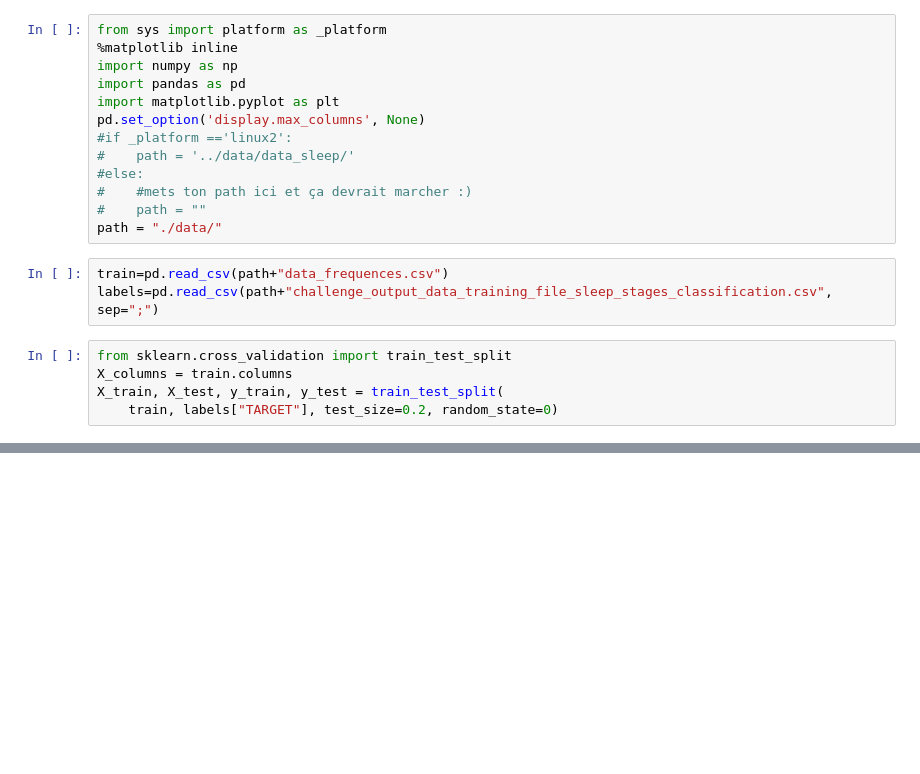
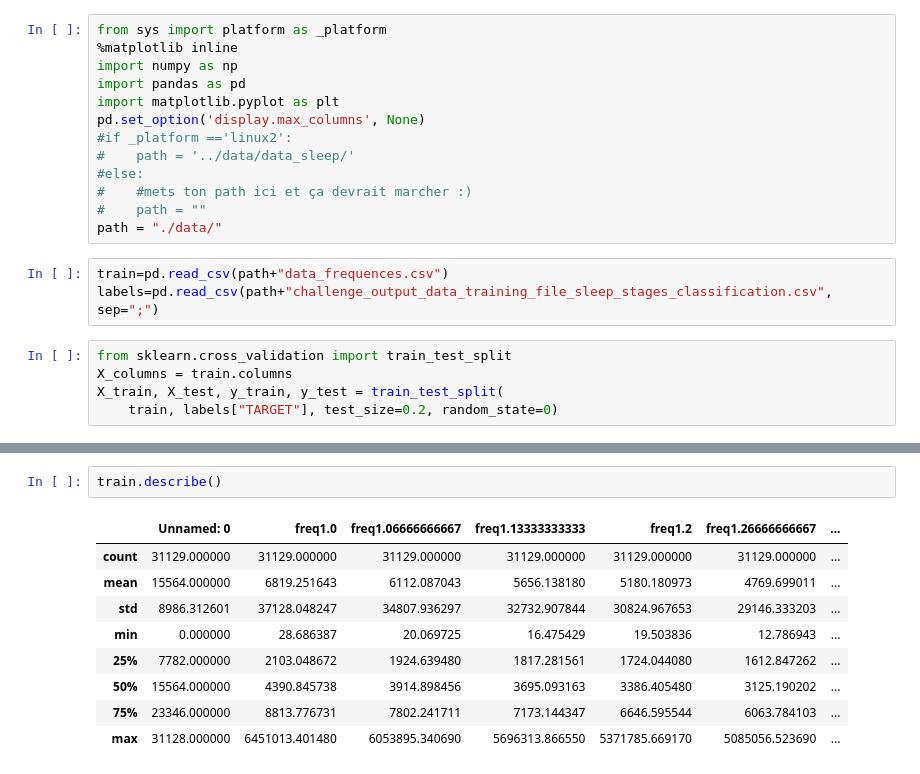
Before and after one commit to sofcalca/sleep, a Jupyter notebook: classifiers.ipynb, the cells around one changed output, grey strips where cells are left out. Cells and saved outputs as stored; diff of their text form; blank space fills up the shorter version.

```diff
--- a/classifiers.ipynb
+++ b/classifiers.ipynb
@@ -103,0 +139,12 @@ plt.xticks(x + 0.5, feature_names, rotation=90, fontsize=15);
+# %%
+train.describe()
+# %% [output]
+|  | Unnamed: 0 | freq1.0 | freq1.06666666667 | freq1.13333333333 | freq1.2 | freq1.26666666667 | ... |
+| count | 31129.000000 | 31129.000000 | 31129.000000 | 31129.000000 | 31129.000000 | 31129.000000 | ... |
+| mean | 15564.000000 | 6819.251643 | 6112.087043 | 5656.138180 | 5180.180973 | 4769.699011 | ... |
+| std | 8986.312601 | 37128.048247 | 34807.936297 | 32732.907844 | 30824.967653 | 29146.333203 | ... |
+| min | 0.000000 | 28.686387 | 20.069725 | 16.475429 | 19.503836 | 12.786943 | ... |
+| 25% | 7782.000000 | 2103.048672 | 1924.639480 | 1817.281561 | 1724.044080 | 1612.847262 | ... |
+| 50% | 15564.000000 | 4390.845738 | 3914.898456 | 3695.093163 | 3386.405480 | 3125.190202 | ... |
+| 75% | 23346.000000 | 8813.776731 | 7802.241711 | 7173.144347 | 6646.595544 | 6063.784103 | ... |
+| max | 31128.000000 | 6451013.401480 | 6053895.340690 | 5696313.866550 | 5371785.669170 | 5085056.523690 | ... |
```
Also changed, not shown: parts of 19 cells of this notebook.
